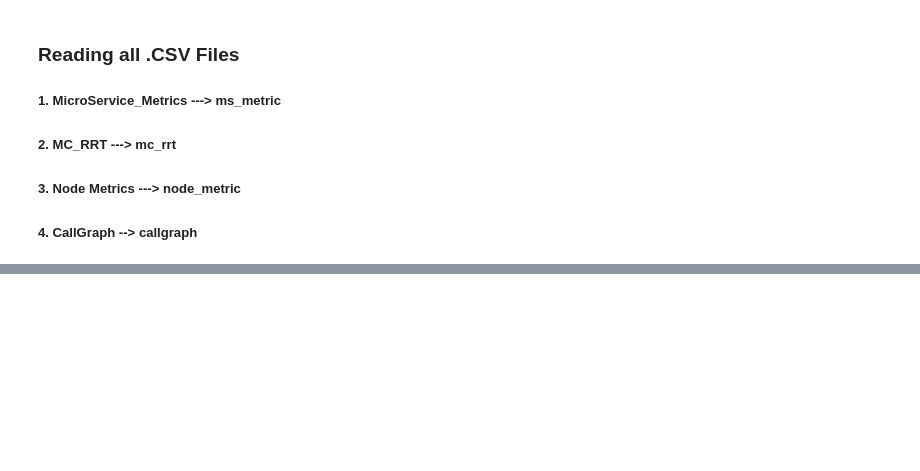
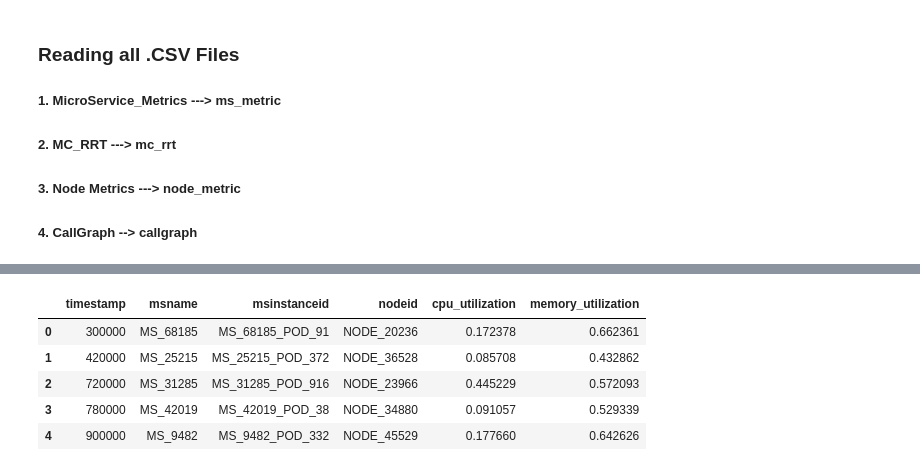
Before and after one commit to Prasanna2002/Alibaba_trace, a Jupyter notebook: ssp.ipynb, the cells around one changed output, grey strips where cells are left out. Cells and saved outputs as stored; diff of their text form; code cells hidden in the pictures; blank space fills up the shorter version.

```diff
--- a/ssp.ipynb
+++ b/ssp.ipynb
@@ -72,0 +120,9 @@ KeyboardInterrupt:
+# %%
+msmetric.head(5)
+# %% [output]
+|  | timestamp | msname | msinstanceid | nodeid | cpu_utilization | memory_utilization |
+| 0 | 300000 | MS_68185 | MS_68185_POD_91 | NODE_20236 | 0.172378 | 0.662361 |
+| 1 | 420000 | MS_25215 | MS_25215_POD_372 | NODE_36528 | 0.085708 | 0.432862 |
+| 2 | 720000 | MS_31285 | MS_31285_POD_916 | NODE_23966 | 0.445229 | 0.572093 |
+| 3 | 780000 | MS_42019 | MS_42019_POD_38 | NODE_34880 | 0.091057 | 0.529339 |
+| 4 | 900000 | MS_9482 | MS_9482_POD_332 | NODE_45529 | 0.177660 | 0.642626 |
```
Also changed, not shown: parts of 15 cells of this notebook.
